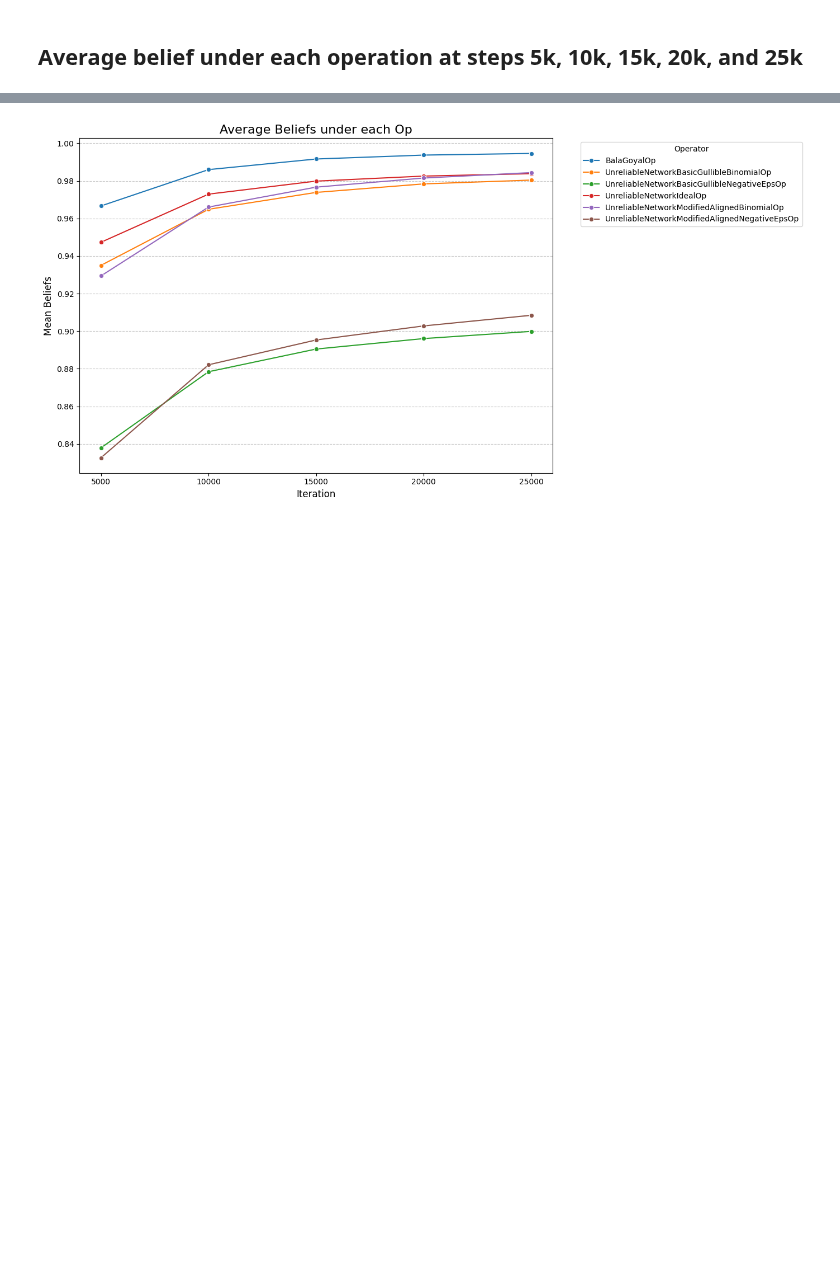
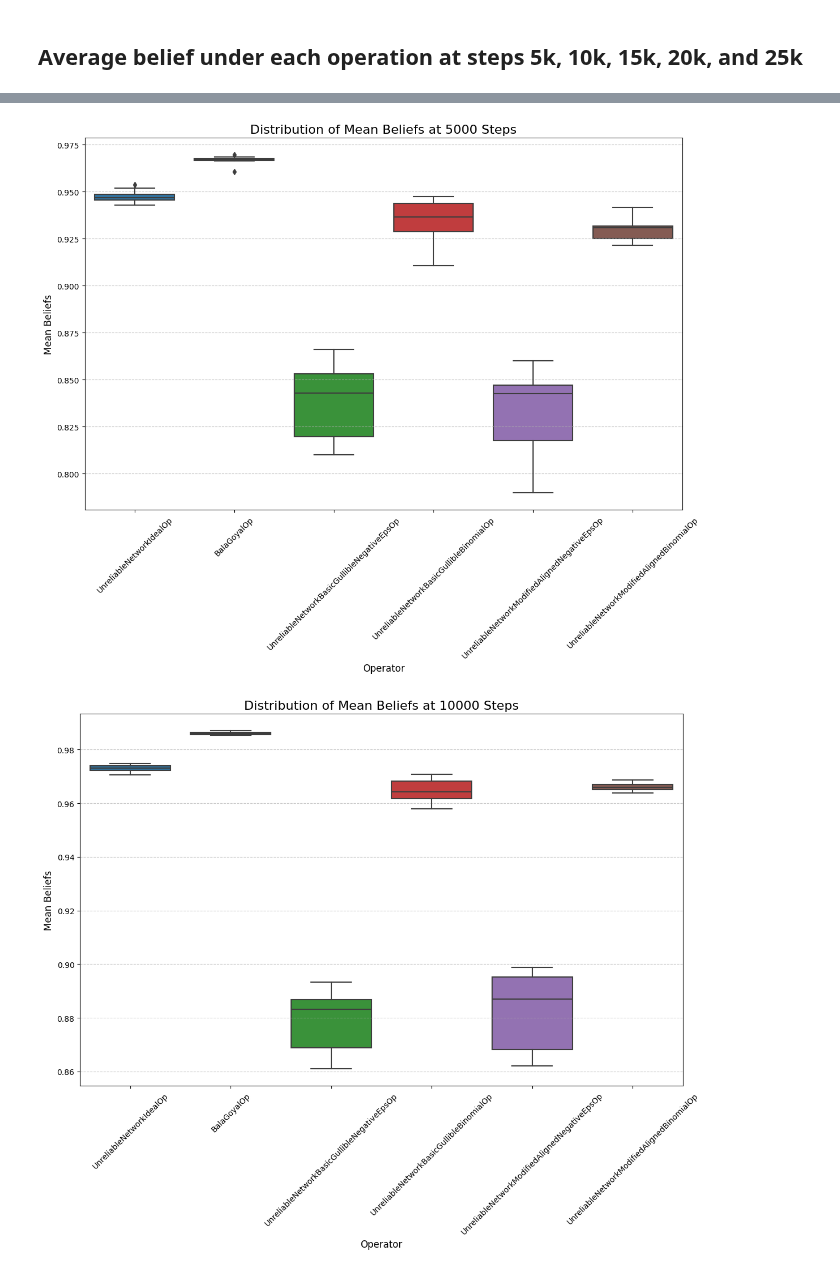
Before and after one commit to alexandroskoliousis/polygraphs, a Jupyter notebook: examples/francisbacon/beliefs_stats.ipynb, the cells around one changed output, grey strips where cells are left out. Drawn from its saved outputs; the diff is of its cells as text; code cells hidden in the pictures; blank space fills up the shorter version.

Commit message:
added box plots for beliefs under each operation at various steps

```diff
--- a/examples/francisbacon/beliefs_stats.ipynb
+++ b/examples/francisbacon/beliefs_stats.ipynb
@@ -155,55 +181,50 @@ UnreliableNetworkModifiedAlignedBinomialOp vs UnreliableNetworkModifiedAlignedNe
 # %%
 # Ensure 'iteration' is in columns
 if 'iteration' not in blfs.columns:
     if isinstance(blfs.index, pd.MultiIndex):
         # Extract 'iteration' from MultiIndex if available
         blfs = blfs.reset_index()
     else:
         # Create a synthetic 'iteration' based on row indices
         blfs['iteration'] = blfs.index
 
 # Specify snapshot iterations
 snapshot_iterations = [5000, 10000, 15000, 20000, 25000]
 
 # Filter beliefs for the specific snapshot iterations
 filtered_beliefs = blfs[blfs['iteration'].isin(snapshot_iterations)]
 
-# Aggregate beliefs at graph level for these iterations
-snapshot_aggregated = (
-    filtered_beliefs.groupby(["op", "iteration"])
-    .agg(
-        mean_beliefs=("beliefs", "mean"),
-        median_beliefs=("beliefs", "median"),
-        std_beliefs=("beliefs", "std"),
-        min_beliefs=("beliefs", "min"),
-        max_beliefs=("beliefs", "max"),
-        p25_beliefs=("beliefs", lambda x: x.quantile(0.25)),
-        p75_beliefs=("beliefs", lambda x: x.quantile(0.75))
+# Calculate the average belief for each simulation at each snapshot iteration
+avg_beliefs = filtered_beliefs.groupby(['sim', 'iteration', 'op'])['beliefs'].mean().reset_index()
+
+# Create a boxplot for each snapshot iteration
+for iteration in snapshot_iterations:
+    plt.figure(figsize=(12, 10))
+
+    # Filter data for the current snapshot iteration
+    current_data = avg_beliefs[avg_beliefs['iteration'] == iteration]
+
+    # Create a boxplot for the current iteration showing all operators
+    sns.boxplot(
+        data=current_data,
+        x="op",
+        y="beliefs",
+        palette="tab10"
     )
-    .reset_index()
-)
 
-# Visualize average beliefs at each snapshot iteration
-plt.figure(figsize=(14, 7))
-sns.lineplot(
-    data=snapshot_aggregated,
-    x="iteration",
-    y="mean_beliefs",
-    hue="op",
-    marker="o",
-    palette="tab10"
-)
-plt.title("Average Beliefs under each Op", fontsize=16)
-plt.xlabel("Iteration", fontsize=12)
-plt.ylabel("Mean Beliefs", fontsize=12)
-plt.xticks(snapshot_iterations)  # Ensure iterations align
-plt.legend(title="Operator", bbox_to_anchor=(1.05, 1), loc="upper left")
-plt.grid(axis="y", linestyle="--", alpha=0.7)
-plt.tight_layout()
+    plt.title(f"Distribution of Mean Beliefs at {iteration} Steps", fontsize=16)
+    plt.xlabel("Operator", fontsize=12)
+    plt.ylabel("Mean Beliefs", fontsize=12)
+    plt.xticks(rotation=45)  # Rotate x labels for clarity
+    plt.grid(axis="y", linestyle="--", alpha=0.7)
+    plt.tight_layout()
 
-plt.savefig("images/average_beliefs_snapshots.png", format="png", dpi=300, bbox_inches="tight")
-plt.savefig("images/average_beliefs_snapshots.svg", format="svg", bbox_inches="tight")
+    # Save the plot
+    plt.savefig(f"images/mean_beliefs_operator_{iteration}.png", format="png", dpi=300, bbox_inches="tight")
+    plt.savefig(f"images/mean_beliefs_operator_{iteration}.svg", format="svg", bbox_inches="tight")
 
-plt.show()
+    # Show the plot
+    plt.show()
 # %% [output]
-[figure, old version]
+[figure, new version]
+[figure, added]
```
Also changed, not shown: parts of 6 cells of this notebook.
